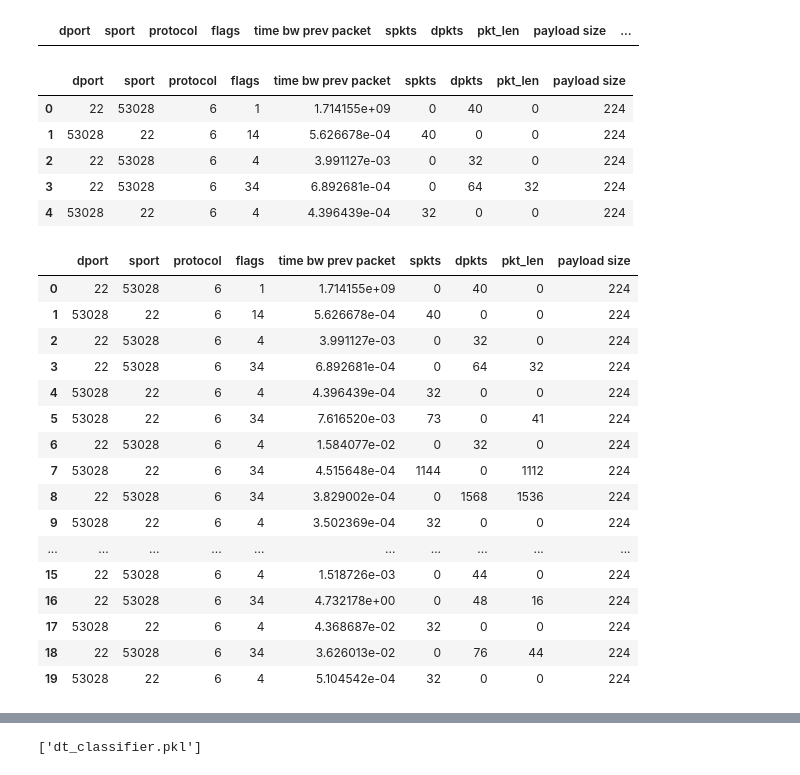
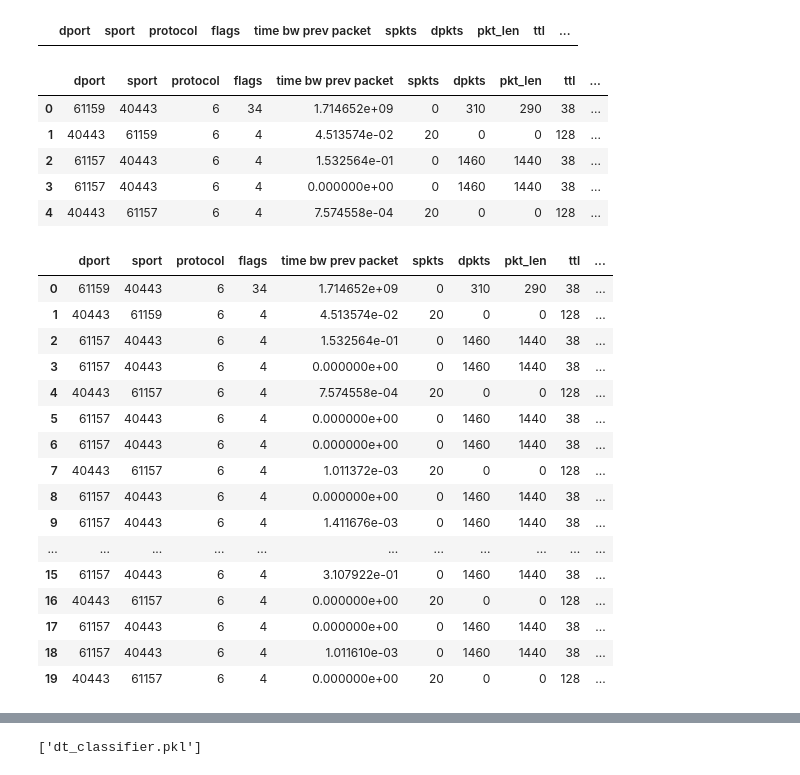
Before and after one commit to Hussain-Javed-K213584/NIDSv2, a Jupyter notebook: model_training/model.ipynb, the cells around one changed output, grey strips where cells are left out. Saved outputs shown, nothing was run; the diff lists cells and outputs as text; code cells hidden in the pictures.

```diff
--- a/model_training/model.ipynb
+++ b/model_training/model.ipynb
@@ -6,10 +6,10 @@ from sklearn.model_selection import train_test_split
 from sklearn import metrics
 # %%
 columns = [
-            'dport', 'sport','protocol', 'flags', 'time bw prev packet','spkts','dpkts' ,'pkt_len', 'payload size', 'label'
+            'dport', 'sport','protocol', 'flags', 'time bw prev packet','spkts','dpkts' ,'pkt_len', 'ttl', 'payload size', 'label'
         ]
 
-dataset = pd.read_csv('../datasets/dataset.csv')
+dataset = pd.read_csv('../datasets/datasetv2.csv')
 dataset.head()
 # %% [output]
 |  | dport | sport | protocol | flags | time bw prev packet | spkts | dpkts | pkt_len | ttl | ... |
@@ -29,7 +29,6 @@ if mixed_dtypes := {c: dtype for c in dataset.columns if (dtype := pd.api.types.
 # Replace 'nan' values with -1
 
 dataset.fillna({'flags':'9'}, inplace=True)
-# Drop useless ttl column for now
-dataset = dataset.drop('ttl', axis=1)
+
 dataset
 # %% [output]
@@ -49,7 +48,7 @@ dataset
 # %%
 dataset[dataset['flags'].isna()] # No values are NaN now
 # %% [output]
-|  | dport | sport | protocol | flags | time bw prev packet | spkts | dpkts | pkt_len | payload size | ... |
+|  | dport | sport | protocol | flags | time bw prev packet | spkts | dpkts | pkt_len | ttl | ... |
 # %%
 # We need to perform one hot encoding the flags parameter
 
@@ -86,34 +85,34 @@ X = dataset[columns[:-1]] # exclude the last column
 y = dataset.label
 X.head()
 # %% [output]
-|  | dport | sport | protocol | flags | time bw prev packet | spkts | dpkts | pkt_len | payload size |
-| 0 | 22 | 53028 | 6 | 1 | 1.714155e+09 | 0 | 40 | 0 | 224 |
-| 1 | 53028 | 22 | 6 | 14 | 5.626678e-04 | 40 | 0 | 0 | 224 |
-| 2 | 22 | 53028 | 6 | 4 | 3.991127e-03 | 0 | 32 | 0 | 224 |
-| 3 | 22 | 53028 | 6 | 34 | 6.892681e-04 | 0 | 64 | 32 | 224 |
-| 4 | 53028 | 22 | 6 | 4 | 4.396439e-04 | 32 | 0 | 0 | 224 |
+|  | dport | sport | protocol | flags | time bw prev packet | spkts | dpkts | pkt_len | ttl | ... |
+| 0 | 61159 | 40443 | 6 | 34 | 1.714652e+09 | 0 | 310 | 290 | 38 | ... |
+| 1 | 40443 | 61159 | 6 | 4 | 4.513574e-02 | 20 | 0 | 0 | 128 | ... |
+| 2 | 61157 | 40443 | 6 | 4 | 1.532564e-01 | 0 | 1460 | 1440 | 38 | ... |
+| 3 | 61157 | 40443 | 6 | 4 | 0.000000e+00 | 0 | 1460 | 1440 | 38 | ... |
+| 4 | 40443 | 61157 | 6 | 4 | 7.574558e-04 | 20 | 0 | 0 | 128 | ... |
 # %%
 # Splitting the data
-X_train, X_test, y_train, y_test = train_test_split(X, y, test_size=0.3, random_state=1)
+X_train, X_test, y_train, y_test = train_test_split(X, y, test_size=0.2, random_state=1)
 X.head(20)
 # %% [output]
-|  | dport | sport | protocol | flags | time bw prev packet | spkts | dpkts | pkt_len | payload size |
-| 0 | 22 | 53028 | 6 | 1 | 1.714155e+09 | 0 | 40 | 0 | 224 |
-| 1 | 53028 | 22 | 6 | 14 | 5.626678e-04 | 40 | 0 | 0 | 224 |
-| 2 | 22 | 53028 | 6 | 4 | 3.991127e-03 | 0 | 32 | 0 | 224 |
-| 3 | 22 | 53028 | 6 | 34 | 6.892681e-04 | 0 | 64 | 32 | 224 |
-| 4 | 53028 | 22 | 6 | 4 | 4.396439e-04 | 32 | 0 | 0 | 224 |
-| 5 | 53028 | 22 | 6 | 34 | 7.616520e-03 | 73 | 0 | 41 | 224 |
-| 6 | 22 | 53028 | 6 | 4 | 1.584077e-02 | 0 | 32 | 0 | 224 |
-| 7 | 53028 | 22 | 6 | 34 | 4.515648e-04 | 1144 | 0 | 1112 | 224 |
-| 8 | 22 | 53028 | 6 | 34 | 3.829002e-04 | 0 | 1568 | 1536 | 224 |
-| 9 | 53028 | 22 | 6 | 4 | 3.502369e-04 | 32 | 0 | 0 | 224 |
-| ... | ... | ... | ... | ... | ... | ... | ... | ... | ... |
-| 15 | 22 | 53028 | 6 | 4 | 1.518726e-03 | 0 | 44 | 0 | 224 |
-| 16 | 22 | 53028 | 6 | 34 | 4.732178e+00 | 0 | 48 | 16 | 224 |
-| 17 | 53028 | 22 | 6 | 4 | 4.368687e-02 | 32 | 0 | 0 | 224 |
-| 18 | 22 | 53028 | 6 | 34 | 3.626013e-02 | 0 | 76 | 44 | 224 |
-| 19 | 53028 | 22 | 6 | 4 | 5.104542e-04 | 32 | 0 | 0 | 224 |
+|  | dport | sport | protocol | flags | time bw prev packet | spkts | dpkts | pkt_len | ttl | ... |
+| 0 | 61159 | 40443 | 6 | 34 | 1.714652e+09 | 0 | 310 | 290 | 38 | ... |
+| 1 | 40443 | 61159 | 6 | 4 | 4.513574e-02 | 20 | 0 | 0 | 128 | ... |
+| 2 | 61157 | 40443 | 6 | 4 | 1.532564e-01 | 0 | 1460 | 1440 | 38 | ... |
+| 3 | 61157 | 40443 | 6 | 4 | 0.000000e+00 | 0 | 1460 | 1440 | 38 | ... |
+| 4 | 40443 | 61157 | 6 | 4 | 7.574558e-04 | 20 | 0 | 0 | 128 | ... |
+| 5 | 61157 | 40443 | 6 | 4 | 0.000000e+00 | 0 | 1460 | 1440 | 38 | ... |
+| 6 | 61157 | 40443 | 6 | 4 | 0.000000e+00 | 0 | 1460 | 1440 | 38 | ... |
+| 7 | 40443 | 61157 | 6 | 4 | 1.011372e-03 | 20 | 0 | 0 | 128 | ... |
+| 8 | 61157 | 40443 | 6 | 4 | 0.000000e+00 | 0 | 1460 | 1440 | 38 | ... |
+| 9 | 61157 | 40443 | 6 | 4 | 1.411676e-03 | 0 | 1460 | 1440 | 38 | ... |
+| ... | ... | ... | ... | ... | ... | ... | ... | ... | ... | ... |
+| 15 | 61157 | 40443 | 6 | 4 | 3.107922e-01 | 0 | 1460 | 1440 | 38 | ... |
+| 16 | 40443 | 61157 | 6 | 4 | 0.000000e+00 | 20 | 0 | 0 | 128 | ... |
+| 17 | 61157 | 40443 | 6 | 4 | 0.000000e+00 | 0 | 1460 | 1440 | 38 | ... |
+| 18 | 61157 | 40443 | 6 | 4 | 1.011610e-03 | 0 | 1460 | 1440 | 38 | ... |
+| 19 | 40443 | 61157 | 6 | 4 | 0.000000e+00 | 20 | 0 | 0 | 128 | ... |
 # %%
 # Building the decision tree
 model = DecisionTreeClassifier()
```
Also changed, not shown: parts of 5 cells of this notebook, 14 other files.
